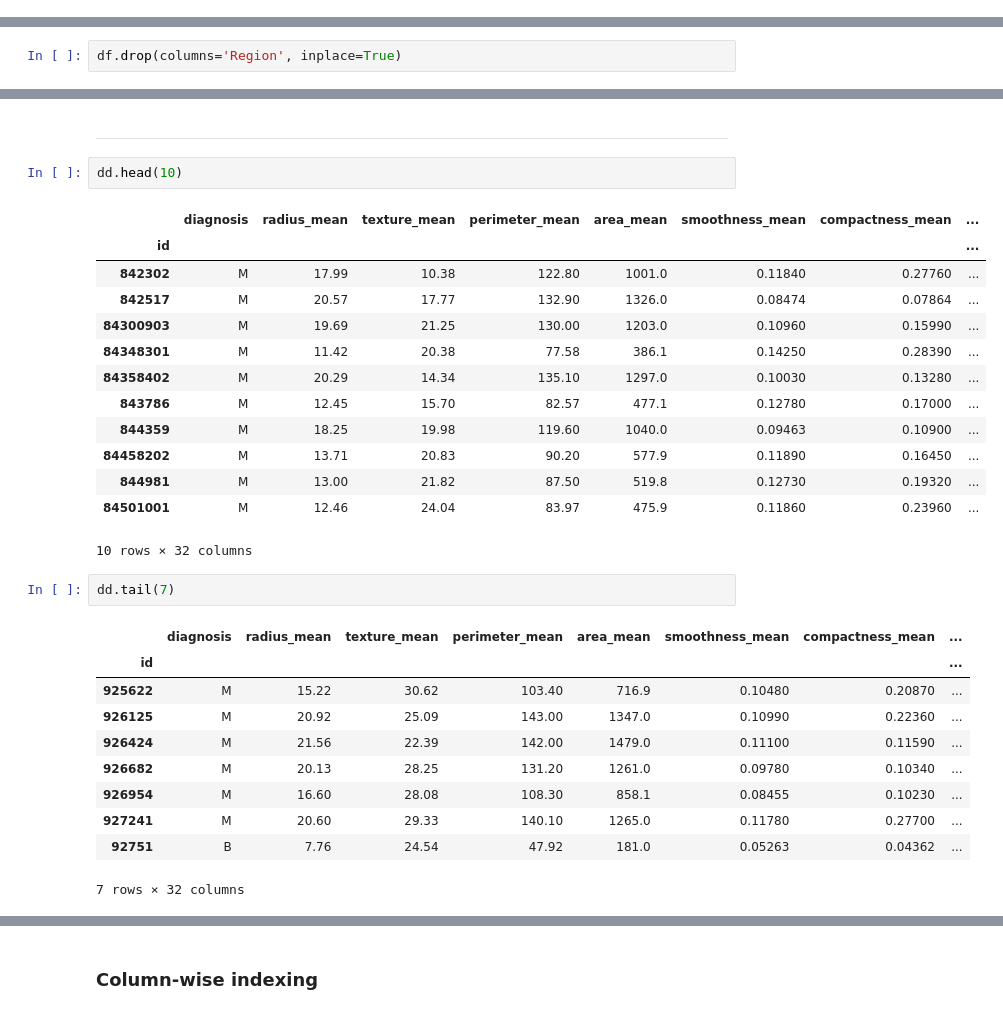
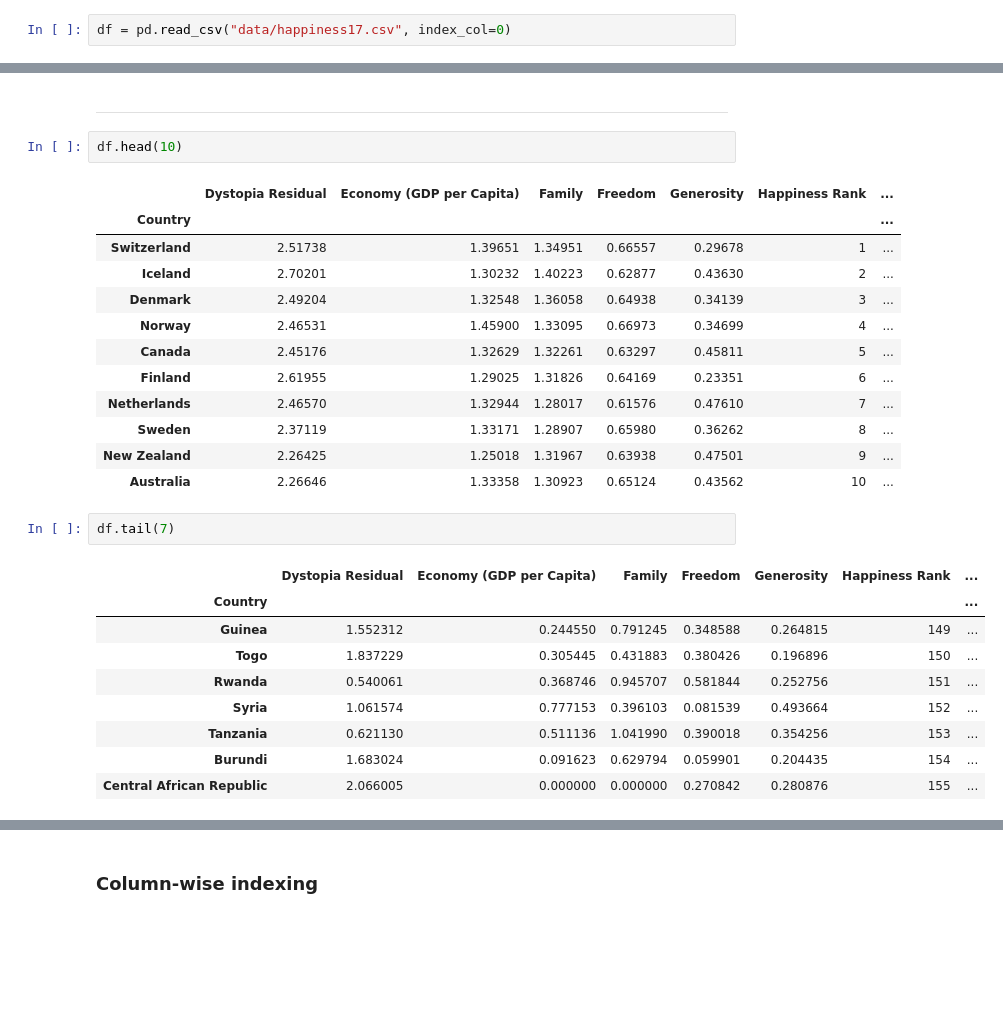
Before and after one commit to mohammadbashiri/MPI-python-workshop-march2019, a Jupyter notebook: Day3/Day3_session1_pandas.ipynb, the cells around one changed output, grey strips where cells are left out. Saved outputs shown, nothing was run; the diff lists cells and outputs as text; blank space fills up the shorter version.

```diff
--- a/Day3/Day3_session1_pandas.ipynb
+++ b/Day3/Day3_session1_pandas.ipynb
@@ -258 +240,3 @@ df = pd.concat([df15, df16])
+# %%
+df = pd.read_csv("data/happiness17.csv", index_col=0)
 # %%
@@ -268,2 +263,0 @@ df.tail()
-# %%
-df.drop(columns='Region', inplace=True)
@@ -353,32 +286,30 @@ We have already seen `.index` as well as `.column`. However, Pandas provides som
 # %% [markdown]
 ---
 # %%
-dd.head(10)
+df.head(10)
 # %% [output]
-|  | diagnosis | radius_mean | texture_mean | perimeter_mean | area_mean | smoothness_mean | compactness_mean | ... |
-| id |  |  |  |  |  |  |  | ... |
-| 842302 | M | 17.99 | 10.38 | 122.80 | 1001.0 | 0.11840 | 0.27760 | ... |
-| 842517 | M | 20.57 | 17.77 | 132.90 | 1326.0 | 0.08474 | 0.07864 | ... |
-| 84300903 | M | 19.69 | 21.25 | 130.00 | 1203.0 | 0.10960 | 0.15990 | ... |
-| 84348301 | M | 11.42 | 20.38 | 77.58 | 386.1 | 0.14250 | 0.28390 | ... |
-| 84358402 | M | 20.29 | 14.34 | 135.10 | 1297.0 | 0.10030 | 0.13280 | ... |
-| 843786 | M | 12.45 | 15.70 | 82.57 | 477.1 | 0.12780 | 0.17000 | ... |
-| 844359 | M | 18.25 | 19.98 | 119.60 | 1040.0 | 0.09463 | 0.10900 | ... |
-| 84458202 | M | 13.71 | 20.83 | 90.20 | 577.9 | 0.11890 | 0.16450 | ... |
-| 844981 | M | 13.00 | 21.82 | 87.50 | 519.8 | 0.12730 | 0.19320 | ... |
-| 84501001 | M | 12.46 | 24.04 | 83.97 | 475.9 | 0.11860 | 0.23960 | ... |
+|  | Dystopia Residual | Economy (GDP per Capita) | Family | Freedom | Generosity | Happiness Rank | ... |
+| Country |  |  |  |  |  |  | ... |
+| Switzerland | 2.51738 | 1.39651 | 1.34951 | 0.66557 | 0.29678 | 1 | ... |
+| Iceland | 2.70201 | 1.30232 | 1.40223 | 0.62877 | 0.43630 | 2 | ... |
+| Denmark | 2.49204 | 1.32548 | 1.36058 | 0.64938 | 0.34139 | 3 | ... |
+| Norway | 2.46531 | 1.45900 | 1.33095 | 0.66973 | 0.34699 | 4 | ... |
+| Canada | 2.45176 | 1.32629 | 1.32261 | 0.63297 | 0.45811 | 5 | ... |
+| Finland | 2.61955 | 1.29025 | 1.31826 | 0.64169 | 0.23351 | 6 | ... |
+| Netherlands | 2.46570 | 1.32944 | 1.28017 | 0.61576 | 0.47610 | 7 | ... |
+| Sweden | 2.37119 | 1.33171 | 1.28907 | 0.65980 | 0.36262 | 8 | ... |
+| New Zealand | 2.26425 | 1.25018 | 1.31967 | 0.63938 | 0.47501 | 9 | ... |
+| Australia | 2.26646 | 1.33358 | 1.30923 | 0.65124 | 0.43562 | 10 | ... |
-10 rows × 32 columns
 # %%
-dd.tail(7)
+df.tail(7)
 # %% [output]
-|  | diagnosis | radius_mean | texture_mean | perimeter_mean | area_mean | smoothness_mean | compactness_mean | ... |
-| id |  |  |  |  |  |  |  | ... |
-| 925622 | M | 15.22 | 30.62 | 103.40 | 716.9 | 0.10480 | 0.20870 | ... |
-| 926125 | M | 20.92 | 25.09 | 143.00 | 1347.0 | 0.10990 | 0.22360 | ... |
-| 926424 | M | 21.56 | 22.39 | 142.00 | 1479.0 | 0.11100 | 0.11590 | ... |
-| 926682 | M | 20.13 | 28.25 | 131.20 | 1261.0 | 0.09780 | 0.10340 | ... |
-| 926954 | M | 16.60 | 28.08 | 108.30 | 858.1 | 0.08455 | 0.10230 | ... |
-| 927241 | M | 20.60 | 29.33 | 140.10 | 1265.0 | 0.11780 | 0.27700 | ... |
-| 92751 | B | 7.76 | 24.54 | 47.92 | 181.0 | 0.05263 | 0.04362 | ... |
+|  | Dystopia Residual | Economy (GDP per Capita) | Family | Freedom | Generosity | Happiness Rank | ... |
+| Country |  |  |  |  |  |  | ... |
+| Guinea | 1.552312 | 0.244550 | 0.791245 | 0.348588 | 0.264815 | 149 | ... |
+| Togo | 1.837229 | 0.305445 | 0.431883 | 0.380426 | 0.196896 | 150 | ... |
+| Rwanda | 0.540061 | 0.368746 | 0.945707 | 0.581844 | 0.252756 | 151 | ... |
+| Syria | 1.061574 | 0.777153 | 0.396103 | 0.081539 | 0.493664 | 152 | ... |
+| Tanzania | 0.621130 | 0.511136 | 1.041990 | 0.390018 | 0.354256 | 153 | ... |
+| Burundi | 1.683024 | 0.091623 | 0.629794 | 0.059901 | 0.204435 | 154 | ... |
+| Central African Republic | 2.066005 | 0.000000 | 0.000000 | 0.270842 | 0.280876 | 155 | ... |
-7 rows × 32 columns
 # %%
```
Also changed, not shown: parts of 127 cells of this notebook, 23 other files.
